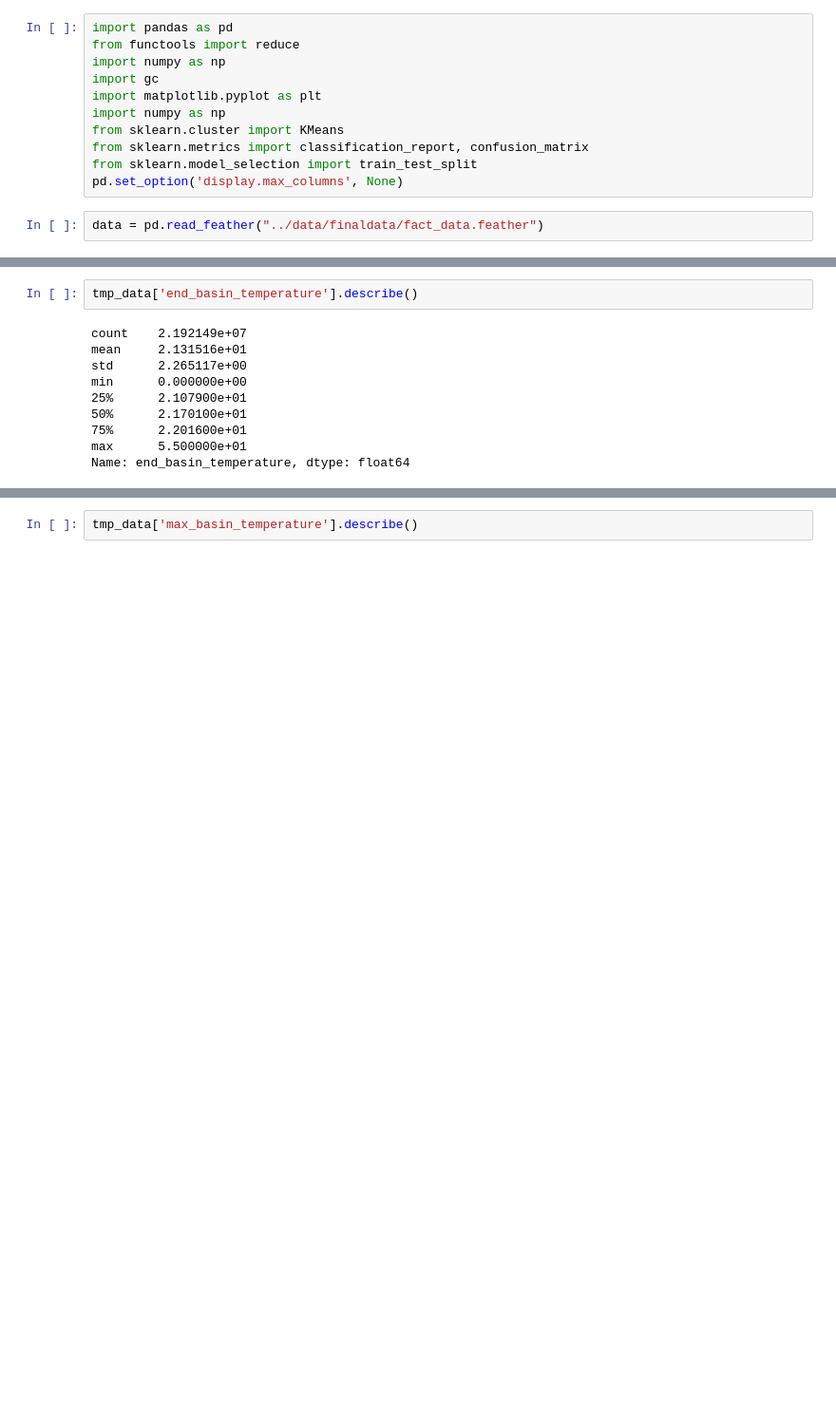
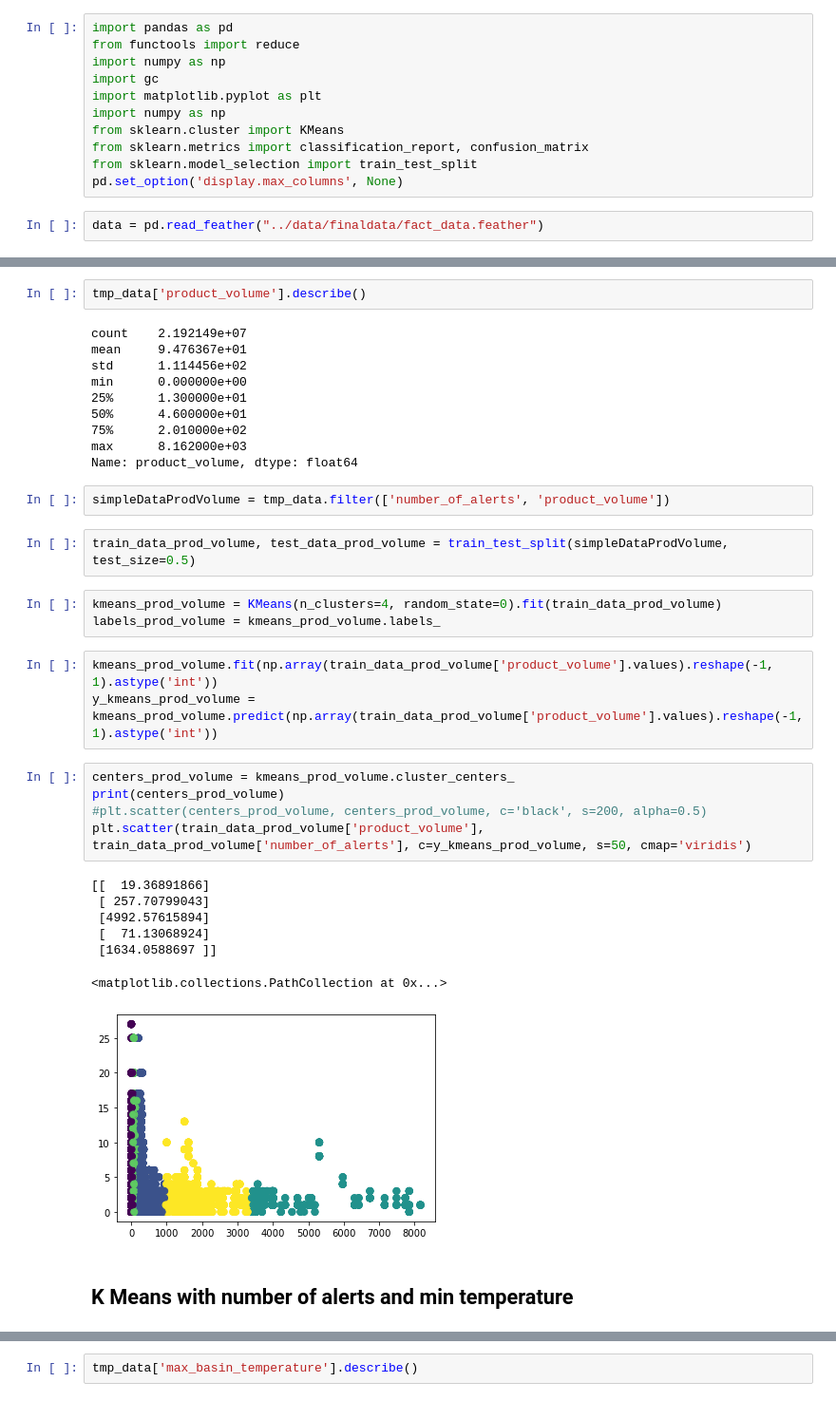
Before and after one commit to ErikPohle/CSCI-4308-TerumoBCT, a Jupyter notebook: notebooks/sk_k-means.ipynb, the cells around one changed output, grey strips where cells are left out. Shown at 95% size. Saved outputs shown, nothing was run; the diff lists cells and outputs as text; blank space fills up the shorter version.

```diff
--- a/notebooks/sk_k-means.ipynb
+++ b/notebooks/sk_k-means.ipynb
@@ -25,13 +27,38 @@ tmp_data.head()
 # %%
-tmp_data['end_basin_temperature'].describe()
+tmp_data['product_volume'].describe()
 # %% [output]
 count    2.192149e+07
-mean     2.131516e+01
-std      2.265117e+00
+mean     9.476367e+01
+std      1.114456e+02
 min      0.000000e+00
-25%      2.107900e+01
-50%      2.170100e+01
-75%      2.201600e+01
-max      5.500000e+01
-Name: end_basin_temperature, dtype: float64
+25%      1.300000e+01
+50%      4.600000e+01
+75%      2.010000e+02
+max      8.162000e+03
+Name: product_volume, dtype: float64
+# %%
+simpleDataProdVolume = tmp_data.filter(['number_of_alerts', 'product_volume'])
+# %%
+train_data_prod_volume, test_data_prod_volume = train_test_split(simpleDataProdVolume, test_size=0.5)
+# %%
+kmeans_prod_volume = KMeans(n_clusters=4, random_state=0).fit(train_data_prod_volume)
+labels_prod_volume = kmeans_prod_volume.labels_
+# %%
+kmeans_prod_volume.fit(np.array(train_data_prod_volume['product_volume'].values).reshape(-1, 1).astype('int'))
+y_kmeans_prod_volume = kmeans_prod_volume.predict(np.array(train_data_prod_volume['product_volume'].values).reshape(-1, 1).astype('int'))
+# %%
+centers_prod_volume = kmeans_prod_volume.cluster_centers_
+print(centers_prod_volume)
+#plt.scatter(centers_prod_volume, centers_prod_volume, c='black', s=200, alpha=0.5)
+plt.scatter(train_data_prod_volume['product_volume'], train_data_prod_volume['number_of_alerts'], c=y_kmeans_prod_volume, s=50, cmap='viridis')
+# %% [output]
+[[  19.36891866]
+ [ 257.70799043]
+ [4992.57615894]
+ [  71.13068924]
+ [1634.0588697 ]]
+<matplotlib.collections.PathCollection at 0x...>
+[figure, added]
+# %% [markdown]
+## K Means with number of alerts and min temperature
 # %%
```
Also changed, not shown: parts of 41 cells of this notebook.
